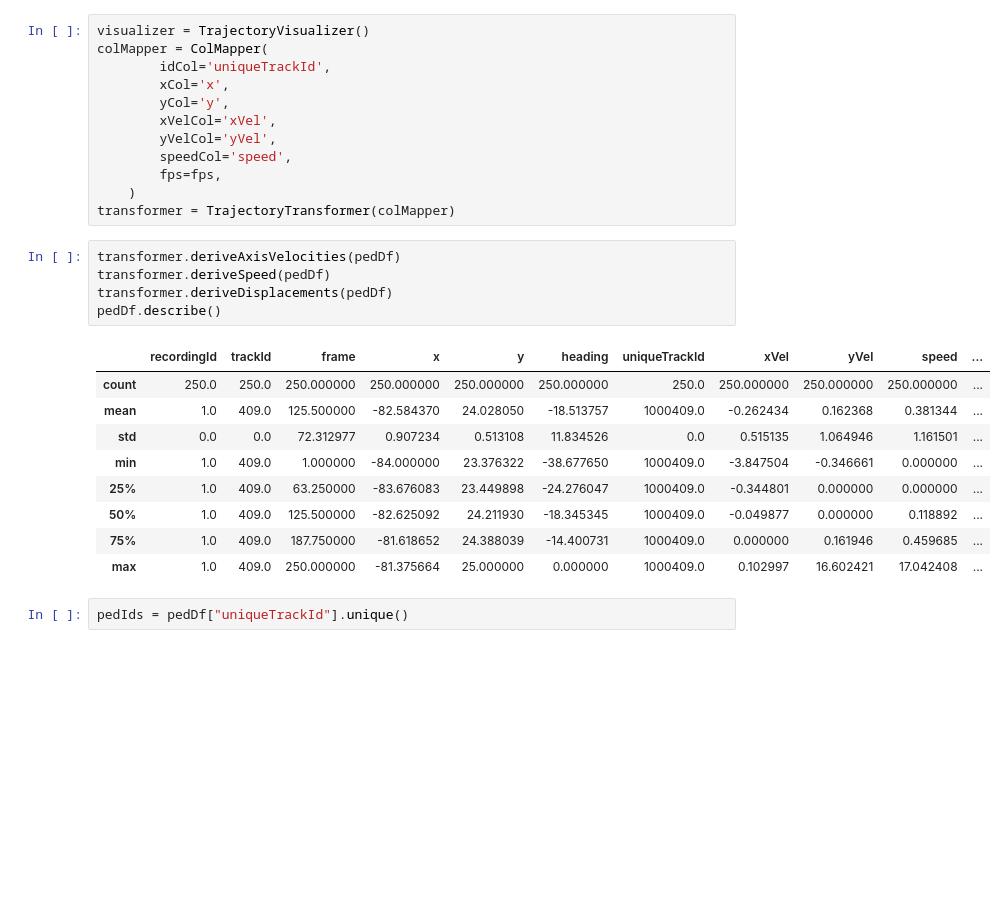
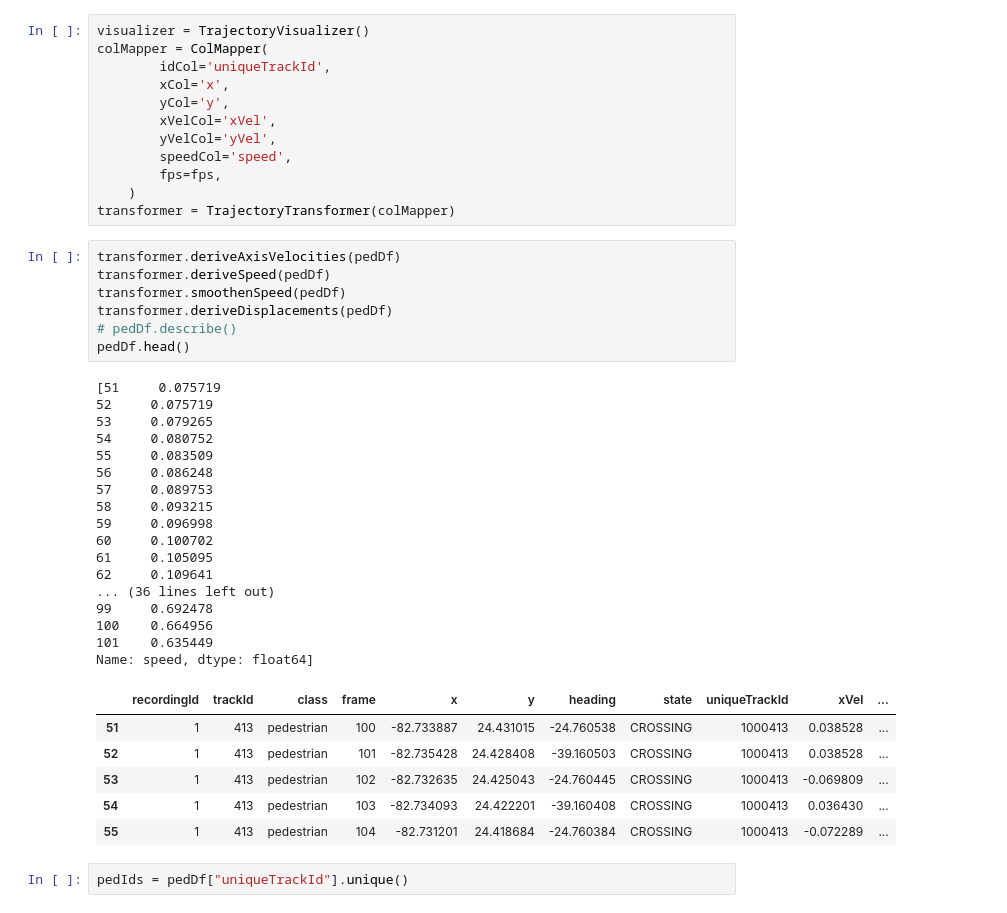
Before and after one commit to adhocmaster/TTI-dataset-tools, a Jupyter notebook: src/notebooks/ped-behavior-analysis.ipynb, the cells around one changed output. Saved outputs shown, nothing was run; the diff lists cells and outputs as text; blank space fills up the shorter version.

```diff
--- a/src/notebooks/ped-behavior-analysis.ipynb
+++ b/src/notebooks/ped-behavior-analysis.ipynb
@@ -61,18 +63,34 @@ transformer = TrajectoryTransformer(colMapper)
 # %%
 transformer.deriveAxisVelocities(pedDf)
 transformer.deriveSpeed(pedDf)
+transformer.smoothenSpeed(pedDf)
 transformer.deriveDisplacements(pedDf)
-pedDf.describe()
+# pedDf.describe()
+pedDf.head()
 # %% [output]
+[51     0.075719
+52     0.075719
+53     0.079265
+54     0.080752
+55     0.083509
+56     0.086248
+57     0.089753
+58     0.093215
+59     0.096998
+60     0.100702
+61     0.105095
+62     0.109641
+... (36 lines left out)
+99     0.692478
+100    0.664956
+101    0.635449
+Name: speed, dtype: float64]
-|  | recordingId | trackId | frame | x | y | heading | uniqueTrackId | xVel | yVel | speed | ... |
-| count | 250.0 | 250.0 | 250.000000 | 250.000000 | 250.000000 | 250.000000 | 250.0 | 250.000000 | 250.000000 | 250.000000 | ... |
-| mean | 1.0 | 409.0 | 125.500000 | -82.584370 | 24.028050 | -18.513757 | 1000409.0 | -0.262434 | 0.162368 | 0.381344 | ... |
-| std | 0.0 | 0.0 | 72.312977 | 0.907234 | 0.513108 | 11.834526 | 0.0 | 0.515135 | 1.064946 | 1.161501 | ... |
-| min | 1.0 | 409.0 | 1.000000 | -84.000000 | 23.376322 | -38.677650 | 1000409.0 | -3.847504 | -0.346661 | 0.000000 | ... |
-| 25% | 1.0 | 409.0 | 63.250000 | -83.676083 | 23.449898 | -24.276047 | 1000409.0 | -0.344801 | 0.000000 | 0.000000 | ... |
-| 50% | 1.0 | 409.0 | 125.500000 | -82.625092 | 24.211930 | -18.345345 | 1000409.0 | -0.049877 | 0.000000 | 0.118892 | ... |
-| 75% | 1.0 | 409.0 | 187.750000 | -81.618652 | 24.388039 | -14.400731 | 1000409.0 | 0.000000 | 0.161946 | 0.459685 | ... |
-| max | 1.0 | 409.0 | 250.000000 | -81.375664 | 25.000000 | 0.000000 | 1000409.0 | 0.102997 | 16.602421 | 17.042408 | ... |
+|  | recordingId | trackId | class | frame | x | y | heading | state | uniqueTrackId | xVel | ... |
+| 51 | 1 | 413 | pedestrian | 100 | -82.733887 | 24.431015 | -24.760538 | CROSSING | 1000413 | 0.038528 | ... |
+| 52 | 1 | 413 | pedestrian | 101 | -82.735428 | 24.428408 | -39.160503 | CROSSING | 1000413 | 0.038528 | ... |
+| 53 | 1 | 413 | pedestrian | 102 | -82.732635 | 24.425043 | -24.760445 | CROSSING | 1000413 | -0.069809 | ... |
+| 54 | 1 | 413 | pedestrian | 103 | -82.734093 | 24.422201 | -39.160408 | CROSSING | 1000413 | 0.036430 | ... |
+| 55 | 1 | 413 | pedestrian | 104 | -82.731201 | 24.418684 | -24.760384 | CROSSING | 1000413 | -0.072289 | ... |
 # %%
 pedIds = pedDf["uniqueTrackId"].unique()
 # %%
```
Also changed, not shown: parts of 7 cells of this notebook, 1 other file.
